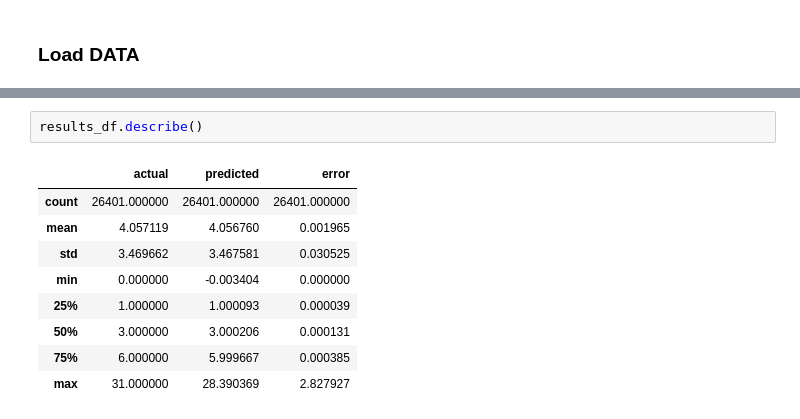
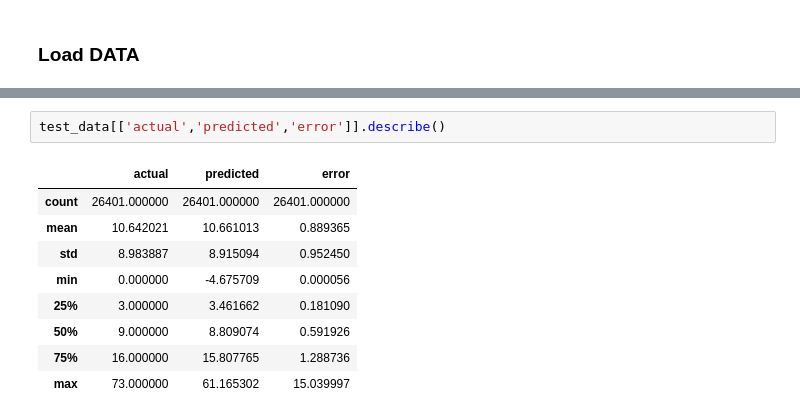
Before and after one commit to spon7ge/HoopsVista, a Jupyter notebook: PrizePicks/Models/TESTING_xgb.ipynb, the cells around one changed output, grey strips where cells are left out. Drawn from its saved outputs; the diff is of its cells as text.

```diff
--- a/PrizePicks/Models/TESTING_xgb.ipynb
+++ b/PrizePicks/Models/TESTING_xgb.ipynb
@@ -123,15 +125,15 @@ anthony_davis_results[['PLAYER_NAME','actual','predicted','error']].head(20)
-# %%
-results_df.describe()
-# %% [output]
-|  | actual | predicted | error |
-| count | 26401.000000 | 26401.000000 | 26401.000000 |
-| mean | 4.057119 | 4.056760 | 0.001965 |
-| std | 3.469662 | 3.467581 | 0.030525 |
-| min | 0.000000 | -0.003404 | 0.000000 |
-| 25% | 1.000000 | 1.000093 | 0.000039 |
-| 50% | 3.000000 | 3.000206 | 0.000131 |
-| 75% | 6.000000 | 5.999667 | 0.000385 |
-| max | 31.000000 | 28.390369 | 2.827927 |
+# %%
+test_data[['actual','predicted','error']].describe()
+# %% [output]
+|  | actual | predicted | error |
+| count | 26401.000000 | 26401.000000 | 26401.000000 |
+| mean | 10.642021 | 10.661013 | 0.889365 |
+| std | 8.983887 | 8.915094 | 0.952450 |
+| min | 0.000000 | -4.675709 | 0.000056 |
+| 25% | 3.000000 | 3.461662 | 0.181090 |
+| 50% | 9.000000 | 8.809074 | 0.591926 |
+| 75% | 16.000000 | 15.807765 | 1.288736 |
+| max | 73.000000 | 61.165302 | 15.039997 |
 # %%
 import matplotlib.pyplot as plt
 import xgboost as xgb
```
Also changed, not shown: parts of 6 cells of this notebook, 4 other files.
